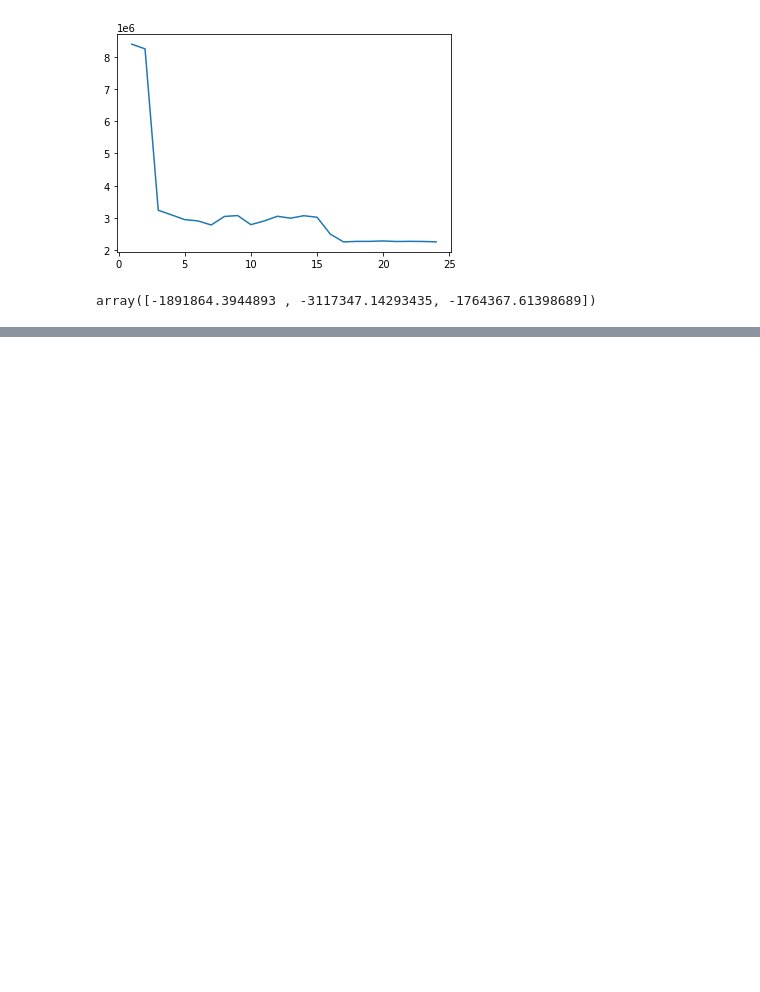
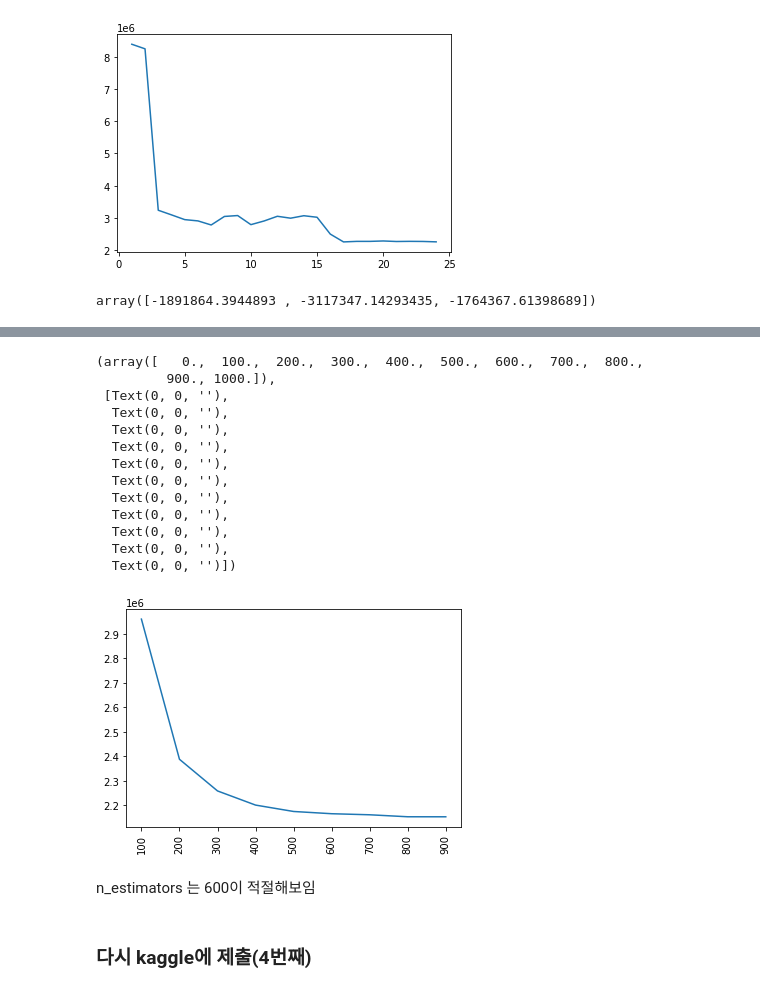
Before and after one commit to Jeong-Bin/DA-PROJECT, a Jupyter notebook: PROJECT_2 ML을 활용한 rossman 데이터 분석 + kaggle 제출.ipynb, the cells around one changed output, grey strips where cells are left out. Cells and saved outputs as stored; diff of their text form; code cells hidden in the pictures; blank space fills up the shorter version.

```diff
--- a/PROJECT_2 ML을 활용한 rossman 데이터 분석 + kaggle 제출.ipynb
+++ b/PROJECT_2 ML을 활용한 rossman 데이터 분석 + kaggle 제출.ipynb
@@ -497,0 +501,9 @@ test[['id', 'Sales']].to_csv("submission2.csv", index=False)
+# %%
+estim_list = [100,200,300,400,500,600,700,800,900]
+score_list = []
+# %%
+for i in estim_list:
+    xgb = XGBRegressor(n_estimators=i, learning_rate=0.1, random_state=2020)
+    scores = cross_val_score(xgb, train[input_var], train['Sales'], scoring='neg_mean_squared_error', cv=3)
+    score_list.append(-np.mean(scores))
+    print(i)
@@ -497,0 +520,20 @@ test[['id', 'Sales']].to_csv("submission2.csv", index=False)
+# %%
+plt.plot(estim_list, score_list)
+plt.xticks(rotation=90)
+# %% [output]
+(array([   0.,  100.,  200.,  300.,  400.,  500.,  600.,  700.,  800.,
+         900., 1000.]),
+ [Text(0, 0, ''),
+  Text(0, 0, ''),
+  Text(0, 0, ''),
+  Text(0, 0, ''),
+  Text(0, 0, ''),
+  Text(0, 0, ''),
+  Text(0, 0, ''),
+  Text(0, 0, ''),
+  Text(0, 0, ''),
+  Text(0, 0, ''),
+  Text(0, 0, '')])
+[figure, added]
+# %% [markdown]
+n_estimators 는 600이 적절해보임
@@ -497,0 +548,2 @@ test[['id', 'Sales']].to_csv("submission2.csv", index=False)
+# %% [markdown]
+### 다시 kaggle에 제출(4번째)
```
Also changed, not shown: parts of 8 cells of this notebook.
